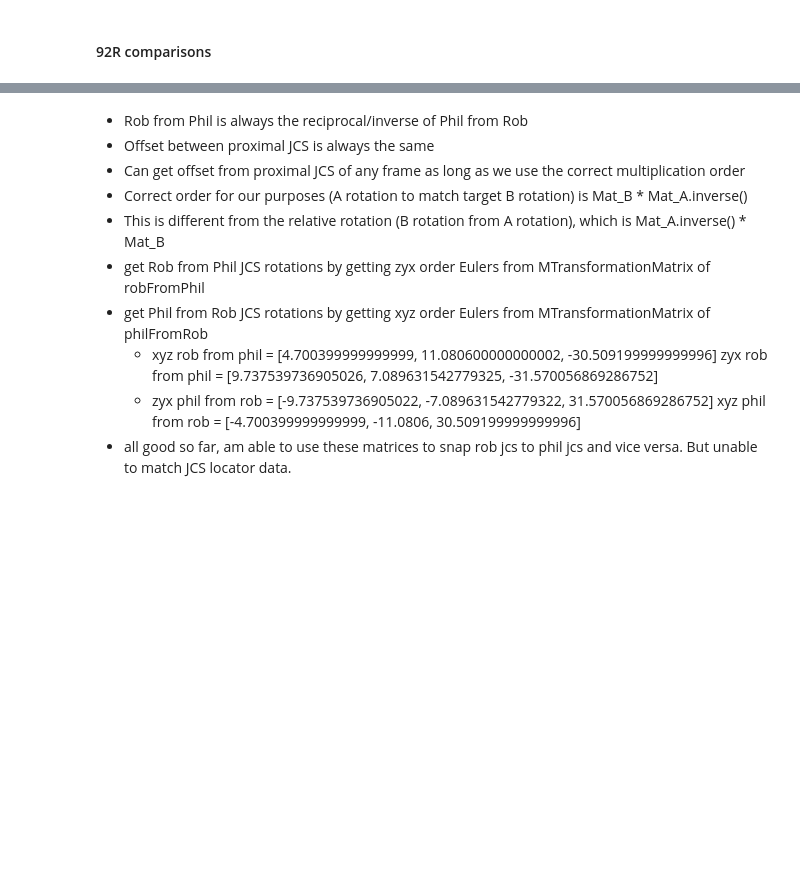
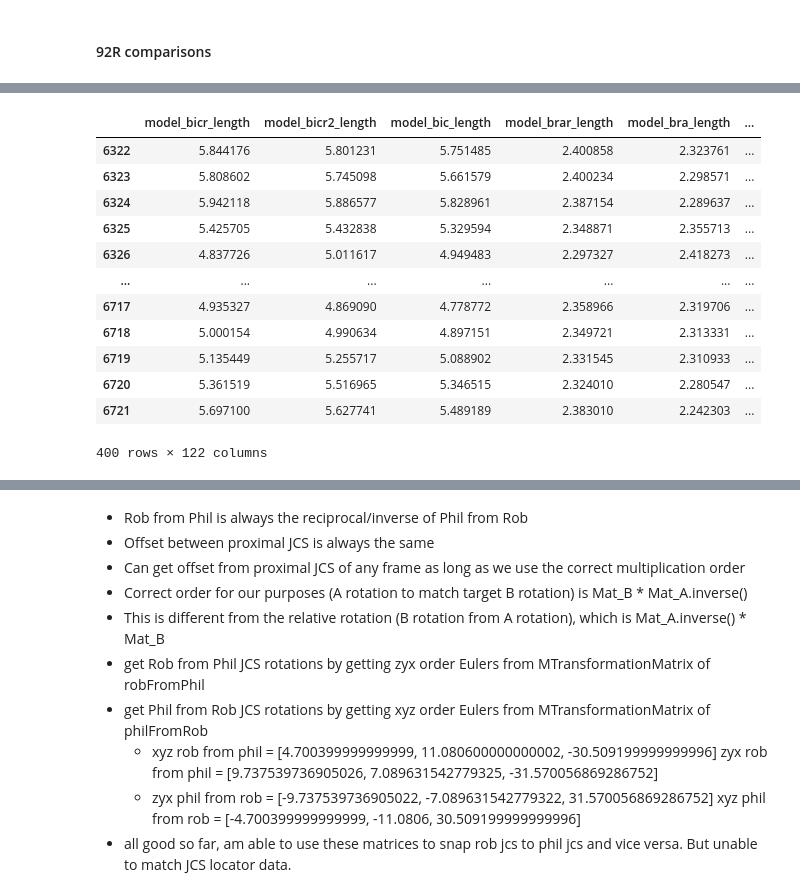
Before and after one commit to popscallion/DeepLabCut, a Jupyter notebook: deadROMM/ch3Analyses.ipynb, the cells around one changed output, grey strips where cells are left out. Saved outputs shown, nothing was run; the diff lists cells and outputs as text; code cells hidden in the pictures; blank space fills up the shorter version.

```diff
--- a/deadROMM/ch3Analyses.ipynb
+++ b/deadROMM/ch3Analyses.ipynb
@@ -619,6 +619,22 @@ def makeMMA3plot(save_dir, phil_df, rob_df, animal, side, phil_muscle, rob_muscl
     plt.savefig(os.path.join(save_dir,phil_muscle+plot_suffix+'.png'), dpi=150, transparent=True)
     return ax
 
+def makeMMA3plotFromMerged(save_dir, phil_df, animal, side, phil_muscle, rob_muscle=None, fig_title=None, plot_suffix=''):
+    df = phil_df.loc[(phil_df['animal']==animal)&(phil_df['side']==side)]
+    fig, ax = plt.subplots(3,1,figsize=(16,8), sharey='all', sharex='all')
+    rob_muscle = rob_muscle if rob_muscle else phil_muscle
+    plt.suptitle(fig_title if fig_title else phil_muscle)
+    ax[0].plot(df[phil_muscle+'_Xma'], linestyle='solid', color='red')
+    ax[0].plot(df['model_'+rob_muscle+'_glen_Xma'], linestyle='dotted', color='red')
+    ax[1].plot(df[phil_muscle+'_Yma'], linestyle='solid', color='green')
+    ax[1].plot(df['model_'+rob_muscle+'_glen_Yma'], linestyle='dotted', color='green')
+    ax[2].plot(df[phil_muscle+'_Zma'], linestyle='solid', color='blue')
+    ax[2].plot(df['model_'+rob_muscle+'_glen_Zma'], linestyle='dotted', color='blue')
+    plt.tight_layout()
+    plt.savefig(os.path.join(save_dir,phil_muscle+plot_suffix+'.png'), dpi=150, transparent=True)
+    return ax
+
+
 def makeAllComparisonsForAnimalSide(phil_df, rob_df, animal, side, save_dir):
     plt.close('all')
     muscle_list = findComparisons(phil_df, animal, side)
@@ -659,7 +675,7 @@ def dictFromScanDir(directory, extension):
                 continue
     return(file_dict)
 
-def dfs_from_sto_dir(sto_dir, side_name):
+def dfs_from_sto_dir(sto_dir, side_name, mmToCm=True):
     sto_dict = dictFromScanDir(sto_dir, '.sto')
     dfs = []
     dfs.append(import_sto(sto_dict['Length'], 'Length', side_name))
@@ -667,6 +683,8 @@ def dfs_from_sto_dir(sto_dir, side_name):
         for axis in ['X','Y','Z']:
             dfs.append(import_sto(sto_dict[joint][axis], joint, side_name, axis=axis))
     big_df = pd.concat(dfs, axis=1)
+    if mmToCm:
+        big_df /= 10
     return big_df
 
 def getSplitSubIndices(df, animal, side):
@@ -702,7 +720,7 @@ def import_sto(path, joint, side_name, axis=None):
     axis_dict = {'X':'_Xma', 'Y':'_Yma', 'Z':'_Zma'}
     df = pd.read_csv(path, sep='\t', index_col=None, skiprows=np.linspace(0,10))
     actual_side = 'right' if side_name=="left" else 'left'
-    df = df.filter(like=actual_side)
+    df = df.filter(regex=re.compile(f"{actual_side}", re.IGNORECASE))
     axis_name = axis_dict[axis] if axis else ''
     rename_map = reverseAliasMap(getRobAliases(rob_aliases, df), add_split=False)
     df = df.rename(columns=rename_map)
@@ -1255,0 +1637,16 @@ array([<AxesSubplot:>, <AxesSubplot:>, <AxesSubplot:>], dtype=object)
+# %%
+rob108R
+# %% [output]
+|  | model_bicr_length | model_bicr2_length | model_bic_length | model_brar_length | model_bra_length | ... |
+| 6322 | 5.844176 | 5.801231 | 5.751485 | 2.400858 | 2.323761 | ... |
+| 6323 | 5.808602 | 5.745098 | 5.661579 | 2.400234 | 2.298571 | ... |
+| 6324 | 5.942118 | 5.886577 | 5.828961 | 2.387154 | 2.289637 | ... |
+| 6325 | 5.425705 | 5.432838 | 5.329594 | 2.348871 | 2.355713 | ... |
+| 6326 | 4.837726 | 5.011617 | 4.949483 | 2.297327 | 2.418273 | ... |
+| ... | ... | ... | ... | ... | ... | ... |
+| 6717 | 4.935327 | 4.869090 | 4.778772 | 2.358966 | 2.319706 | ... |
+| 6718 | 5.000154 | 4.990634 | 4.897151 | 2.349721 | 2.313331 | ... |
+| 6719 | 5.135449 | 5.255717 | 5.088902 | 2.331545 | 2.310933 | ... |
+| 6720 | 5.361519 | 5.516965 | 5.346515 | 2.324010 | 2.280547 | ... |
+| 6721 | 5.697100 | 5.627741 | 5.489189 | 2.383010 | 2.242303 | ... |
+400 rows × 122 columns
```
Also changed, not shown: parts of 31 cells of this notebook.
